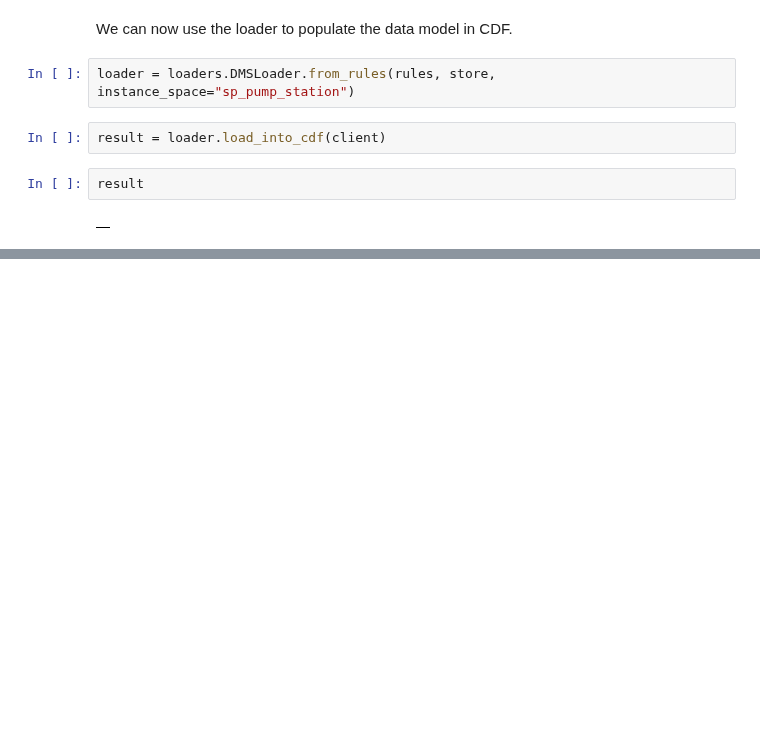
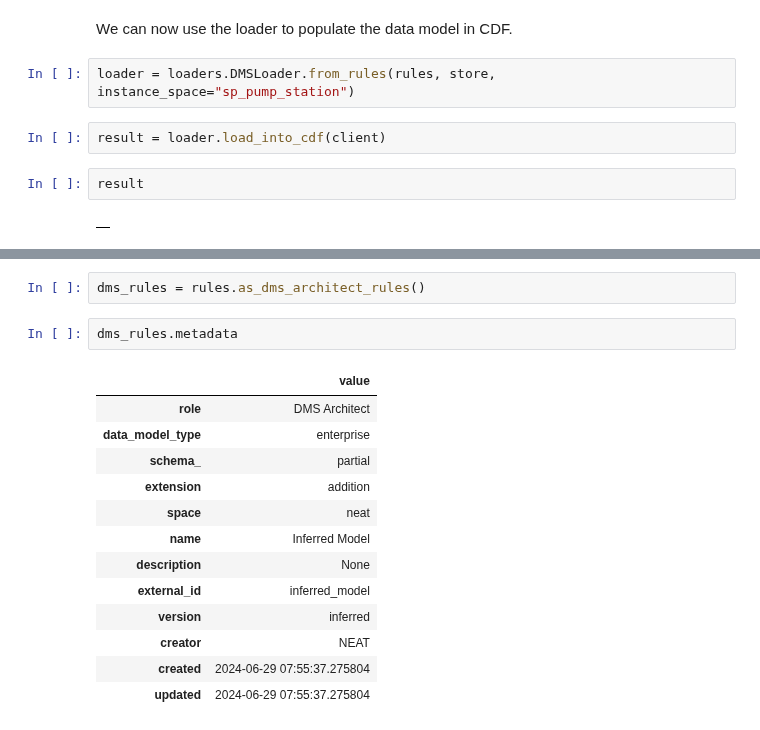
Before and after one commit to cognitedata/neat, a Jupyter notebook: docs/tutorials/asset_hierarchy_migration.ipynb, the cells around one changed output, grey strips where cells are left out. Drawn from its saved outputs; the diff is of its cells as text; blank space fills up the shorter version.

```diff
--- a/docs/tutorials/asset_hierarchy_migration.ipynb
+++ b/docs/tutorials/asset_hierarchy_migration.ipynb
@@ -244,0 +271,18 @@ result
+# %%
+dms_rules = rules.as_dms_architect_rules()
+# %%
+dms_rules.metadata
+# %% [output]
+|  | value |
+| role | DMS Architect |
+| data_model_type | enterprise |
+| schema_ | partial |
+| extension | addition |
+| space | neat |
+| name | Inferred Model |
+| description | None |
+| external_id | inferred_model |
+| version | inferred |
+| creator | NEAT |
+| created | 2024-06-29 07:55:37.275804 |
+| updated | 2024-06-29 07:55:37.275804 |
```
Also changed, not shown: parts of 6 cells of this notebook, 1 other file.
